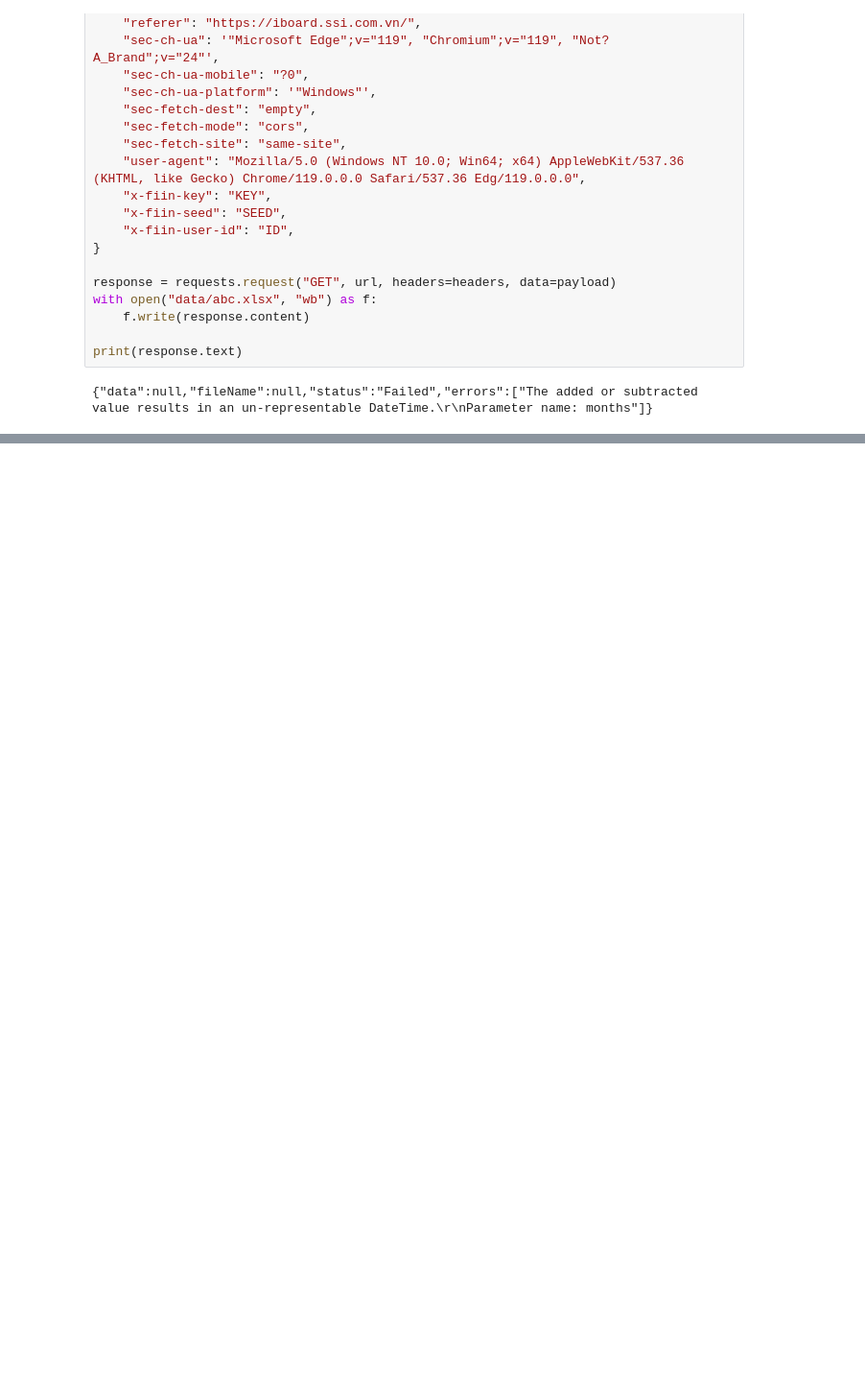
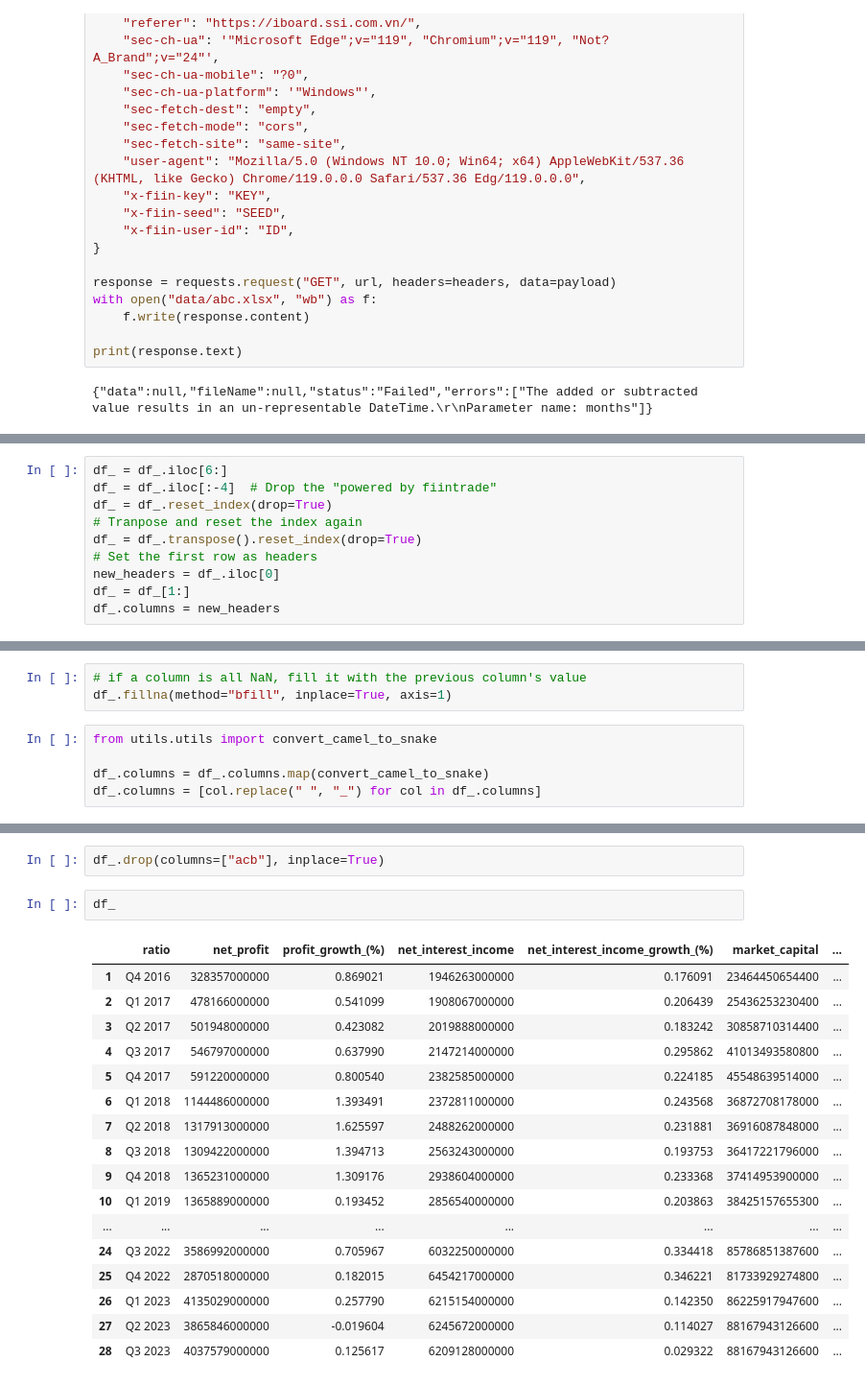
Before and after one commit to tranthanhbinh1/stock-recommendation-system, a Jupyter notebook: test2.ipynb, the cells around one changed output, grey strips where cells are left out. Shown at 96% size. Cells and saved outputs as stored; diff of their text form; blank space fills up the shorter version.

```diff
--- a/test2.ipynb
+++ b/test2.ipynb
@@ -387,0 +393,10 @@ print(response.text)
+# %%
+df_ = df_.iloc[6:]
+df_ = df_.iloc[:-4]  # Drop the "powered by fiintrade"
+df_ = df_.reset_index(drop=True)
+# Tranpose and reset the index again
+df_ = df_.transpose().reset_index(drop=True)
+# Set the first row as headers
+new_headers = df_.iloc[0]
+df_ = df_[1:]
+df_.columns = new_headers
@@ -387,0 +413,8 @@ print(response.text)
+# %%
+# if a column is all NaN, fill it with the previous column's value
+df_.fillna(method="bfill", inplace=True, axis=1)
+# %%
+from utils.utils import convert_camel_to_snake
+
+df_.columns = df_.columns.map(convert_camel_to_snake)
+df_.columns = [col.replace(" ", "_") for col in df_.columns]
@@ -387,0 +430,22 @@ print(response.text)
+# %%
+df_.drop(columns=["acb"], inplace=True)
+# %%
+df_
+# %% [output]
+|  | ratio | net_profit | profit_growth_(%) | net_interest_income | net_interest_income_growth_(%) | market_capital | ... |
+| 1 | Q4 2016 | 328357000000 | 0.869021 | 1946263000000 | 0.176091 | 23464450654400 | ... |
+| 2 | Q1 2017 | 478166000000 | 0.541099 | 1908067000000 | 0.206439 | 25436253230400 | ... |
+| 3 | Q2 2017 | 501948000000 | 0.423082 | 2019888000000 | 0.183242 | 30858710314400 | ... |
+| 4 | Q3 2017 | 546797000000 | 0.637990 | 2147214000000 | 0.295862 | 41013493580800 | ... |
+| 5 | Q4 2017 | 591220000000 | 0.800540 | 2382585000000 | 0.224185 | 45548639514000 | ... |
+| 6 | Q1 2018 | 1144486000000 | 1.393491 | 2372811000000 | 0.243568 | 36872708178000 | ... |
+| 7 | Q2 2018 | 1317913000000 | 1.625597 | 2488262000000 | 0.231881 | 36916087848000 | ... |
+| 8 | Q3 2018 | 1309422000000 | 1.394713 | 2563243000000 | 0.193753 | 36417221796000 | ... |
+| 9 | Q4 2018 | 1365231000000 | 1.309176 | 2938604000000 | 0.233368 | 37414953900000 | ... |
+| 10 | Q1 2019 | 1365889000000 | 0.193452 | 2856540000000 | 0.203863 | 38425157655300 | ... |
+| ... | ... | ... | ... | ... | ... | ... | ... |
+| 24 | Q3 2022 | 3586992000000 | 0.705967 | 6032250000000 | 0.334418 | 85786851387600 | ... |
+| 25 | Q4 2022 | 2870518000000 | 0.182015 | 6454217000000 | 0.346221 | 81733929274800 | ... |
+| 26 | Q1 2023 | 4135029000000 | 0.257790 | 6215154000000 | 0.142350 | 86225917947600 | ... |
+| 27 | Q2 2023 | 3865846000000 | -0.019604 | 6245672000000 | 0.114027 | 88167943126600 | ... |
+| 28 | Q3 2023 | 4037579000000 | 0.125617 | 6209128000000 | 0.029322 | 88167943126600 | ... |
```
Also changed, not shown: parts of 3 cells of this notebook, 3 other files.
